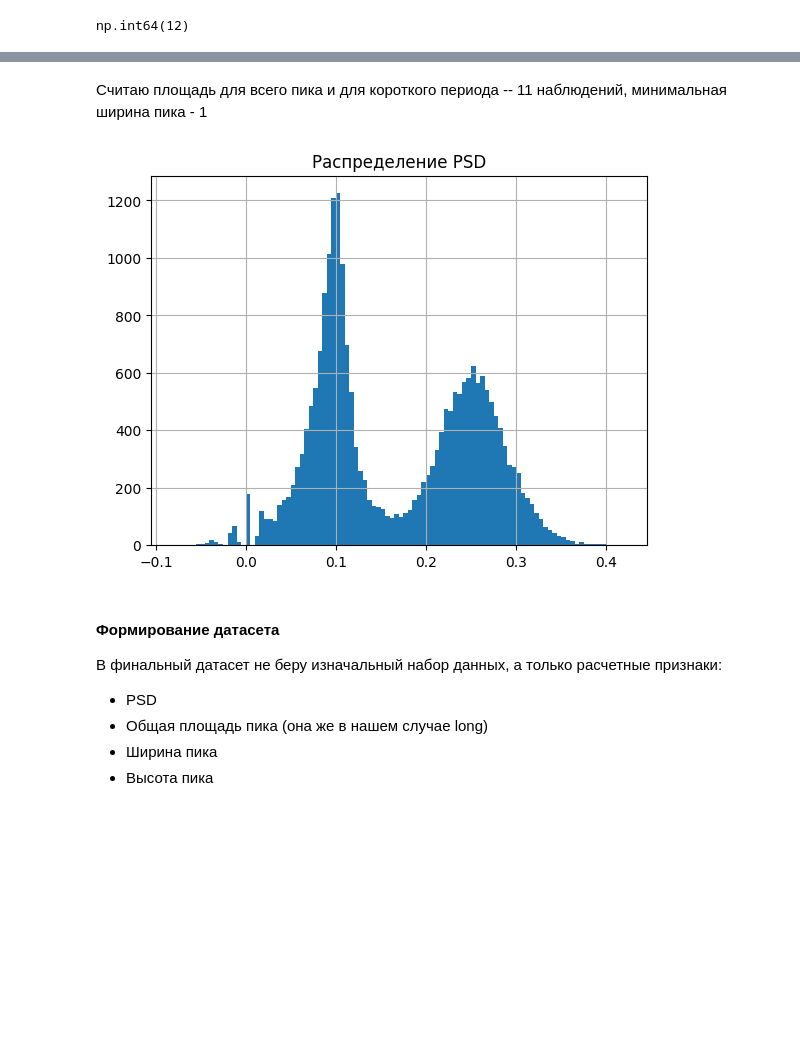
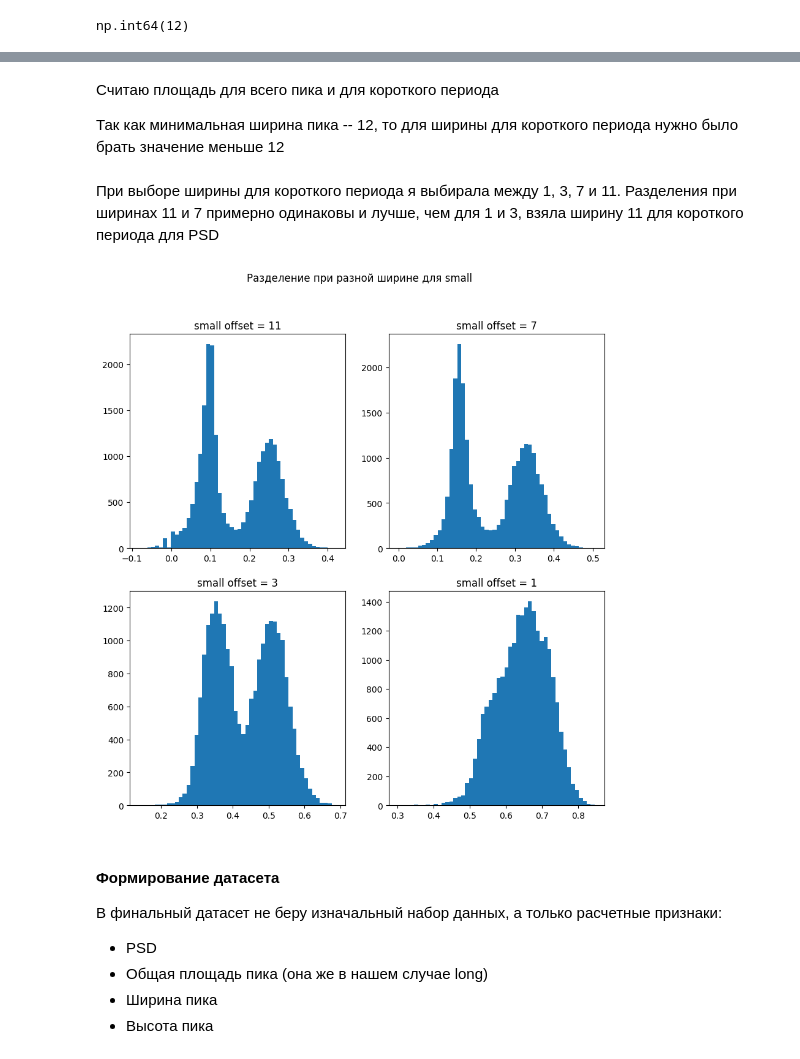
Before and after one commit to marovudam/ml_final_clustering, a Jupyter notebook: solution_final.ipynb, the cells around one changed output, grey strips where cells are left out. Drawn from its saved outputs; the diff is of its cells as text; code cells hidden in the pictures; blank space fills up the shorter version.

Commit message:
Добавила выбор small

```diff
--- a/solution_final.ipynb
+++ b/solution_final.ipynb
@@ -160,3 +158,5 @@ np.int64(12)
 # %% [markdown]
-Считаю площадь для всего пика и для короткого периода -- 11 наблюдений, минимальная ширина пика - 1
+Считаю площадь для всего пика и для короткого периода
+
+Так как минимальная ширина пика -- 12, то для ширины для короткого периода нужно было брать значение меньше 12
 # %%
@@ -171,7 +180,0 @@ short_period_area = pd.Series(short_period_sum)
-# %%
-psd = (long_period_area - short_period_area) / long_period_area
-plt.title("Распределение PSD")
-psd.hist(bins=100)
-plt.show()
-# %% [output]
-[figure, removed]
@@ -178,3 +186,20 @@ plt.show()
+# %% [markdown]
+При выборе ширины для короткого периода я выбирала между 1, 3, 7 и 11. Разделения при ширинах 11 и 7 примерно одинаковы и лучше, чем для 1 и 3, взяла ширину 11 для короткого периода для PSD
+# %%
+fig, axs = plt.subplots(2, 2)
+fig.set_size_inches(10, 10)
+axs[0, 0].set_title("small offset = 11")
+axs[0, 1].set_title("small offset = 7")
+axs[1, 0].set_title("small offset = 3")
+axs[1, 1].set_title("small offset = 1")
+axs[0, 0].hist(psd_11, bins=50)
+axs[0, 1].hist(psd_7, bins=50)
+axs[1, 0].hist(psd_3, bins=50)
+axs[1, 1].hist(psd_1, bins=50)
+fig.suptitle("Разделение при разной ширине для small")
+plt.show()
+# %% [output]
+[figure, added]
 # %% [markdown]
 #### Формирование датасета
 
```
Also changed, not shown: parts of 13 cells of this notebook.
